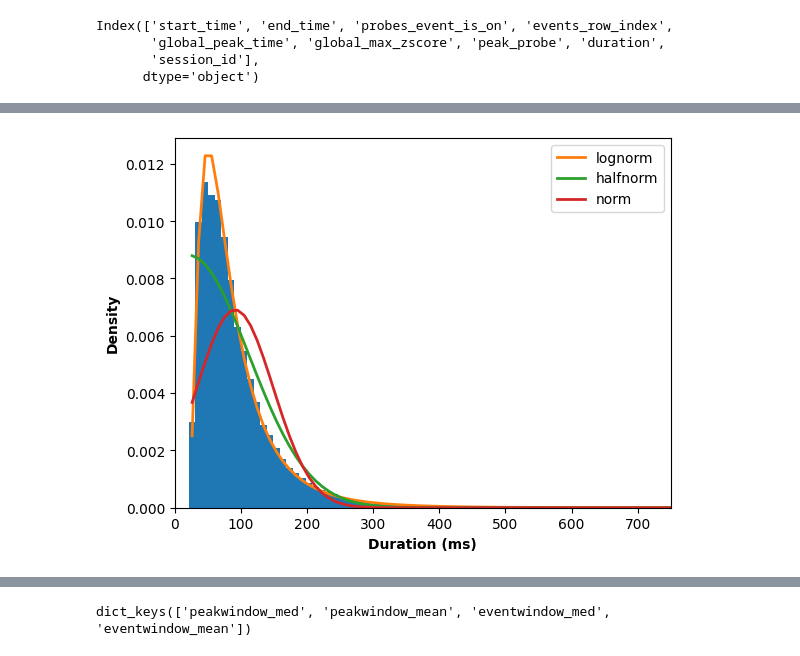
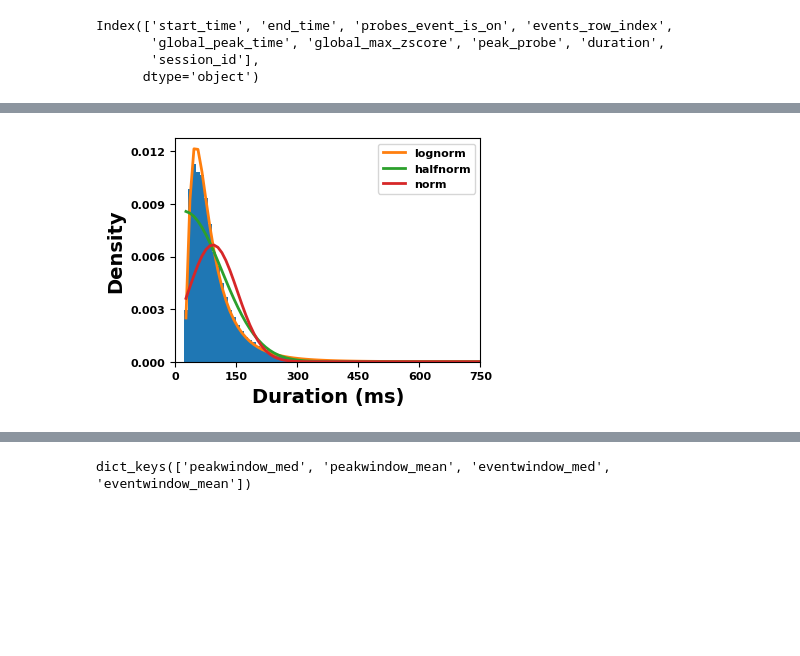
Before and after one commit to AngCamp/CampbellMurphy2024, a Jupyter notebook: TechnicalValidation/ABI_validation.ipynb, the cells around one changed output, grey strips where cells are left out. Drawn from its saved outputs; the diff is of its cells as text; code cells hidden in the pictures; blank space fills up the shorter version.

```diff
--- a/TechnicalValidation/ABI_validation.ipynb
+++ b/TechnicalValidation/ABI_validation.ipynb
@@ -669,15 +787,32 @@ speed_cleaned.max()
 # Ensure text is exported as text objects
 plt.rcParams['svg.fonttype'] = 'none'
 plt.rcParams['text.usetex'] = False  # Do not use LaTeX for rendering text
+plt.rcParams["font.weight"] = "bold"
+plt.rcParams['pdf.use14corefonts'] = False
+plt.rcParams["font.size"] = 8
+plt.rcParams["axes.titleweight"] = "bold"  # Make the title bold
+plt.rcParams["axes.labelweight"] = "bold"
 
+# set figzise in mm
+width_mm = 100
+height_mm = 73.75
 
-plt.hist(speeds, bins=100, edgecolor='black', facecolor='blue')
+# Set figure size in inches
+plt.figure(figsize=(width_mm / 25.4, height_mm / 25.4))
+
+plt.hist(speeds, bins=100, edgecolor='black', facecolor='steelblue')
 # Ensure text is exported as text objects
 plt.rcParams['svg.fonttype'] = 'none'
 plt.rcParams['text.usetex'] = False  # Do not use LaTeX for rendering text
 plt.xlim(0, 20)
-plt.xlabel('Wheel Speed (m/s)')
-plt.ylabel('Count of HFEs')
+plt.xlabel('Wheel Speed (m/s)', fontsize=14, weight='bold')
+plt.ylabel('Count of HFEs', fontsize=14, weight='bold')
+
+# Reduce the number of y-ticks
+plt.gca().yaxis.set_major_locator(ticker.MaxNLocator(5))
+plt.gca().xaxis.set_major_locator(ticker.MaxNLocator(5))
+
+
 plt.tight_layout()
 plt.savefig(f"{figure_six_path}six_c.svg", format='svg')
 plt.show()
@@ -741,28 +876,44 @@ f_distributions_dur.summary()
 # %%
 # Ensure text is exported as text objects
 plt.rcParams['svg.fonttype'] = 'none'
 plt.rcParams['text.usetex'] = False  # Do not use LaTeX for rendering text
+plt.rcParams["font.weight"] = "bold"
+plt.rcParams['pdf.use14corefonts'] = False
+plt.rcParams["font.size"] = 8
+plt.rcParams["axes.titleweight"] = "bold"  # Make the title bold
+plt.rcParams["axes.labelweight"] = "bold"
 
+# set figzise in mm
+width_mm = 100
+height_mm = 73.75
+
+# Set figure size in inches
+plt.figure(figsize=(width_mm / 25.4, height_mm / 25.4))
 
 # Plot the histogram
 f_distributions_dur.hist()
 
 # Plot the PDF
 f_distributions_dur.plot_pdf()
 
 # Get the current axes and turn off the grid
 ax = plt.gca()
 ax.grid(False)
 ax.set_xlim(0, 750)
 
 # Set the title and axis labels
-ax.set_xlabel('Duration (ms)', fontweight='bold')
-ax.set_ylabel('Density',  fontweight='bold')
+ax.set_xlabel('Duration (ms)', fontsize=14, weight='bold')
+ax.set_ylabel('Density', fontsize=14, weight='bold')
+
+# Reduce the number of y-ticks
+plt.gca().yaxis.set_major_locator(ticker.MaxNLocator(5))
+plt.gca().xaxis.set_major_locator(ticker.MaxNLocator(5))
+
 plt.savefig(f"{figure_six_path}six_e.svg", format='svg')
 # Display the plot
 plt.show()
 # %% [output]
-[figure, old version]
+[figure, new version]
 # %%
 f_distributions_pow = Fitter(all_swrs_df['global_max_zscore'],
            distributions=['norm',
```
Also changed, not shown: parts of 13 cells of this notebook, 4 other files.
